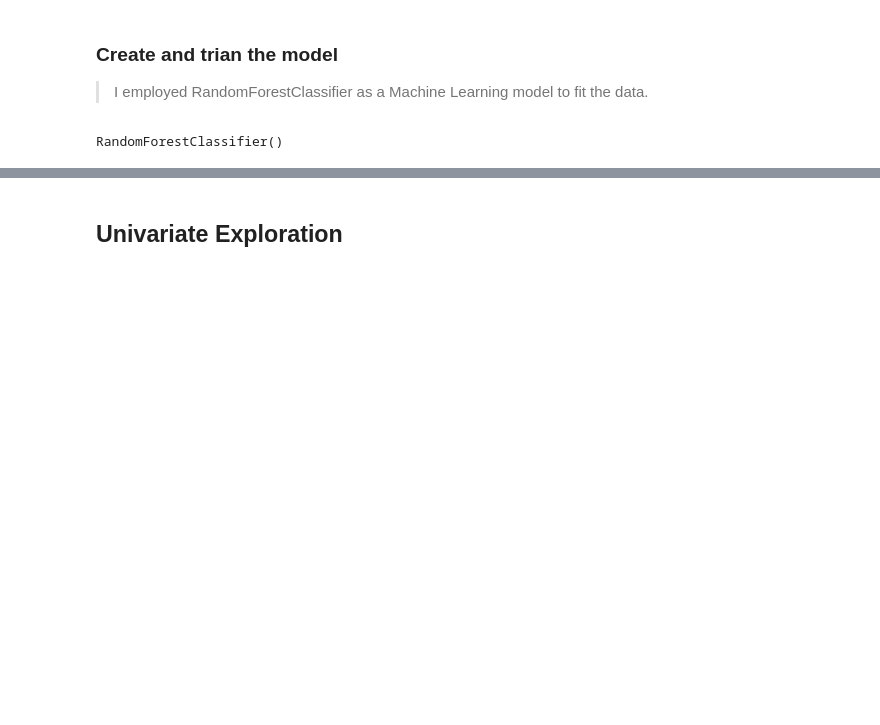
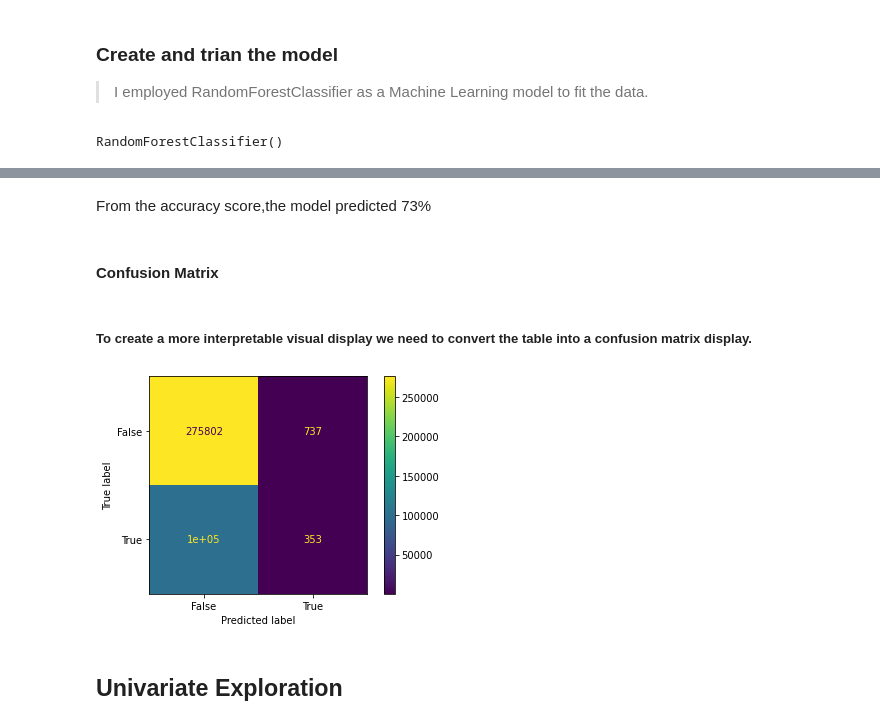
Before and after one commit to robertson-oa/DS_Challenge, a Jupyter notebook: Part 1_understanding the dataset.ipynb, the cells around one changed output, grey strips where cells are left out. Cells and saved outputs as stored; diff of their text form; code cells hidden in the pictures; blank space fills up the shorter version.

```diff
--- a/Part 1_understanding the dataset.ipynb
+++ b/Part 1_understanding the dataset.ipynb
@@ -387,3 +418,18 @@ RandomForestClassifier()
+# %% [markdown]
+From the accuracy score,the model predicted 73%
+# %% [markdown]
+#### Confusion Matrix
+# %%
+confusion_matrix = metrics.confusion_matrix(x_feature, label_running)
+# %% [markdown]
+##### To create a more interpretable visual display we need to convert the table into a confusion matrix display.
+# %%
+cm_display = metrics.ConfusionMatrixDisplay(confusion_matrix = confusion_matrix, display_labels = [False, True])
+# %%
+cm_display.plot()
+plt.show()
+# %% [output]
+[figure, added]
 # %% [markdown]
 ## Univariate Exploration
 # %% [markdown]
```
Also changed, not shown: parts of 16 cells of this notebook.
